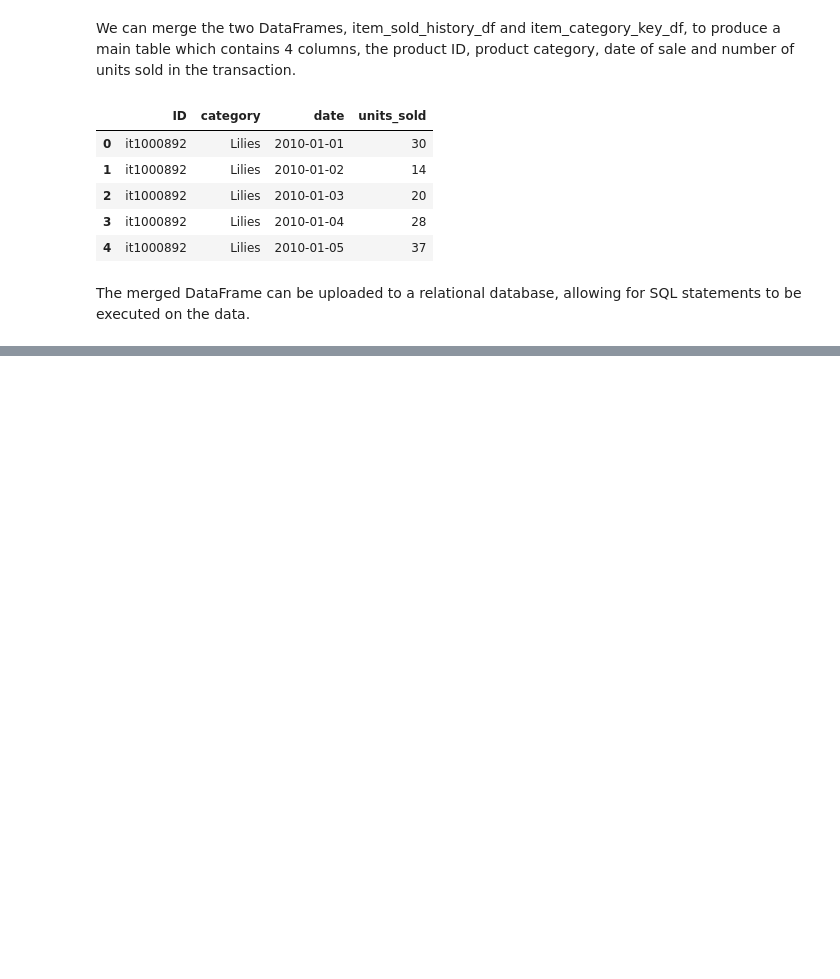
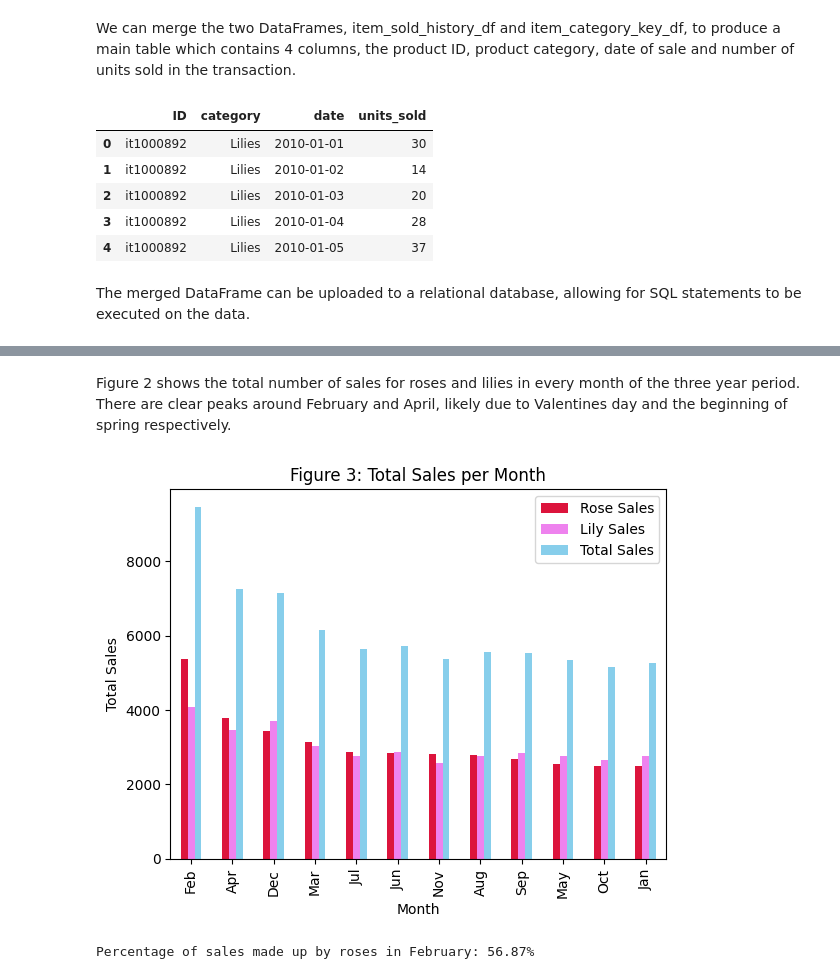
Before and after one commit to VargheseJaco/YouLend, a Jupyter notebook: YouLend.ipynb, the cells around one changed output, grey strips where cells are left out. Saved outputs shown, nothing was run; the diff lists cells and outputs as text; code cells hidden in the pictures; blank space fills up the shorter version.

```diff
--- a/YouLend.ipynb
+++ b/YouLend.ipynb
@@ -53,0 +113,32 @@ DatabaseConnector.upload_to_db(merged_df, 'sales_data', engine)
+# %% [markdown]
+Figure 2 shows the total number of sales for roses and lilies in every month of the three year period. There are clear peaks around February and April, likely due to Valentines day and the beginning of spring respectively.
+# %%
+df = dataframes['sales_per_month_roses'].merge(dataframes['sales_per_month_lilies'], on='month')
+sum_df = df.merge(dataframes['sales_per_month'], on='month')
+
+def month_abbr(x):
+    return calendar.month_abbr[x]
+
+sum_df['month'] = sum_df['month'].apply(month_abbr)
+
+sum_df.set_index('month', inplace=True)
+
+sum_df.plot(kind='bar', stacked=False, color=['crimson', 'violet', 'skyblue'])
+
+xlab='Month'
+ylab='Total Sales'
+title='Figure 3: Total Sales per Month'
+
+mylabels = ['Rose Sales', 'Lily Sales', 'Total Sales']
+pyplot.xlabel(xlab)
+pyplot.ylabel(ylab)
+pyplot.title(title)
+pyplot.legend(labels=mylabels)
+pyplot.show()
+
+roses_feb_percent = sum_df['total_sales_roses'].loc['Feb']/sum_df['total_sales'].loc['Feb'] * 100
+
+print(f"Percentage of sales made up by roses in February: {round(roses_feb_percent,2)}%")
+# %% [output]
+[figure, added]
+Percentage of sales made up by roses in February: 56.87%
```
Also changed, not shown: parts of 8 cells of this notebook, 8 other files.
